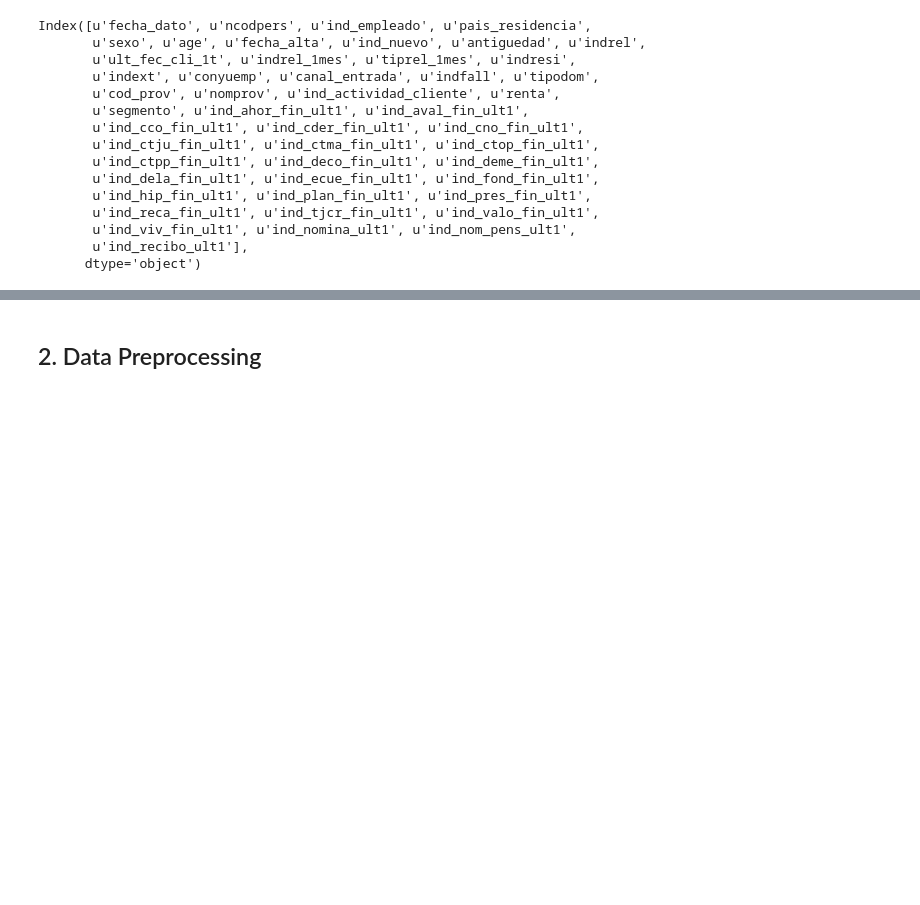
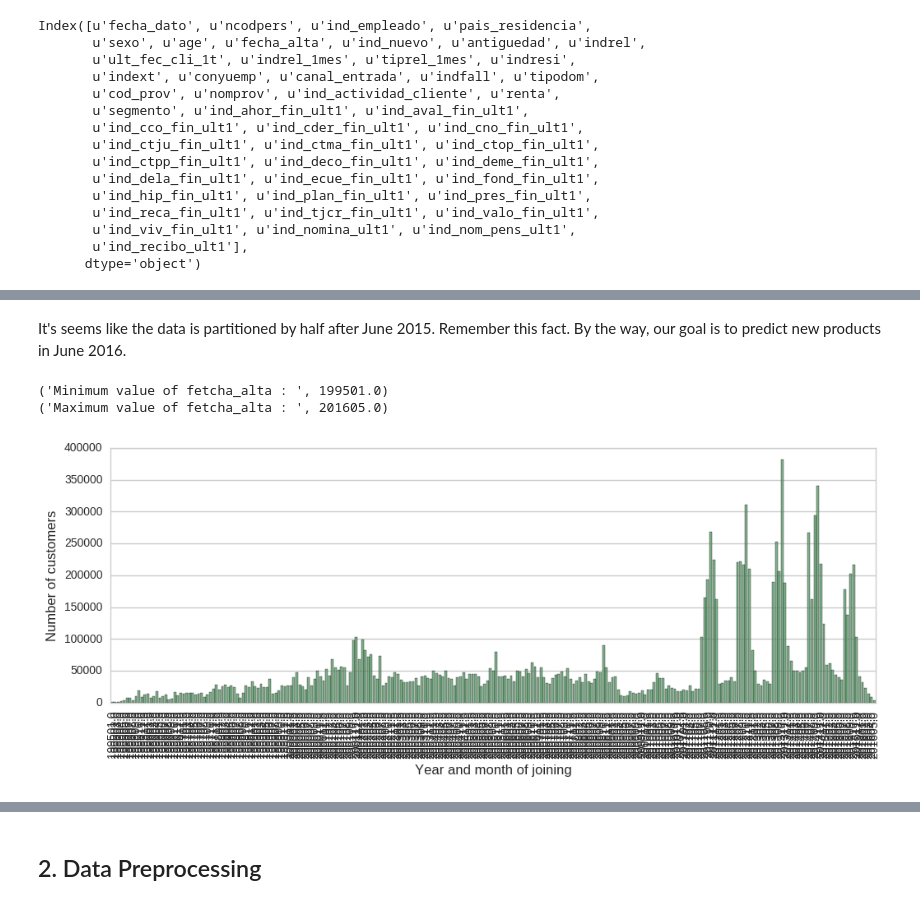
Before and after one commit to mosin26/general, a Jupyter notebook: santander.ipynb, the cells around one changed output, grey strips where cells are left out. Cells and saved outputs as stored; diff of their text form; code cells hidden in the pictures; blank space fills up the shorter version.

```diff
--- a/santander.ipynb
+++ b/santander.ipynb
@@ -102,0 +159,18 @@ plt.show()
+# %% [markdown]
+It's seems like the data is partitioned by half after June 2015. Remember this fact. By the way, our goal is to predict new products in June 2016.
+# %%
+data['fecha_alta_yearmonth'] = data['fecha_alta'].apply(lambda x: (100*x.year) + x.month)
+yearmonth = data['fecha_alta_yearmonth'].value_counts()
+print("Minimum value of fetcha_alta : ", min(yearmonth.index))
+print("Maximum value of fetcha_alta : ", max(yearmonth.index))
+
+plt.figure(figsize=(12,4))
+sns.barplot(yearmonth.index, yearmonth.values, alpha=0.8, color=color[1])
+plt.xlabel('Year and month of joining', fontsize=12)
+plt.ylabel('Number of customers', fontsize=12)
+plt.xticks(rotation='vertical')
+plt.show()
+# %% [output]
+('Minimum value of fetcha_alta : ', 199501.0)
+('Maximum value of fetcha_alta : ', 201605.0)
+[figure, added]
```
Also changed, not shown: parts of 74 cells of this notebook.
